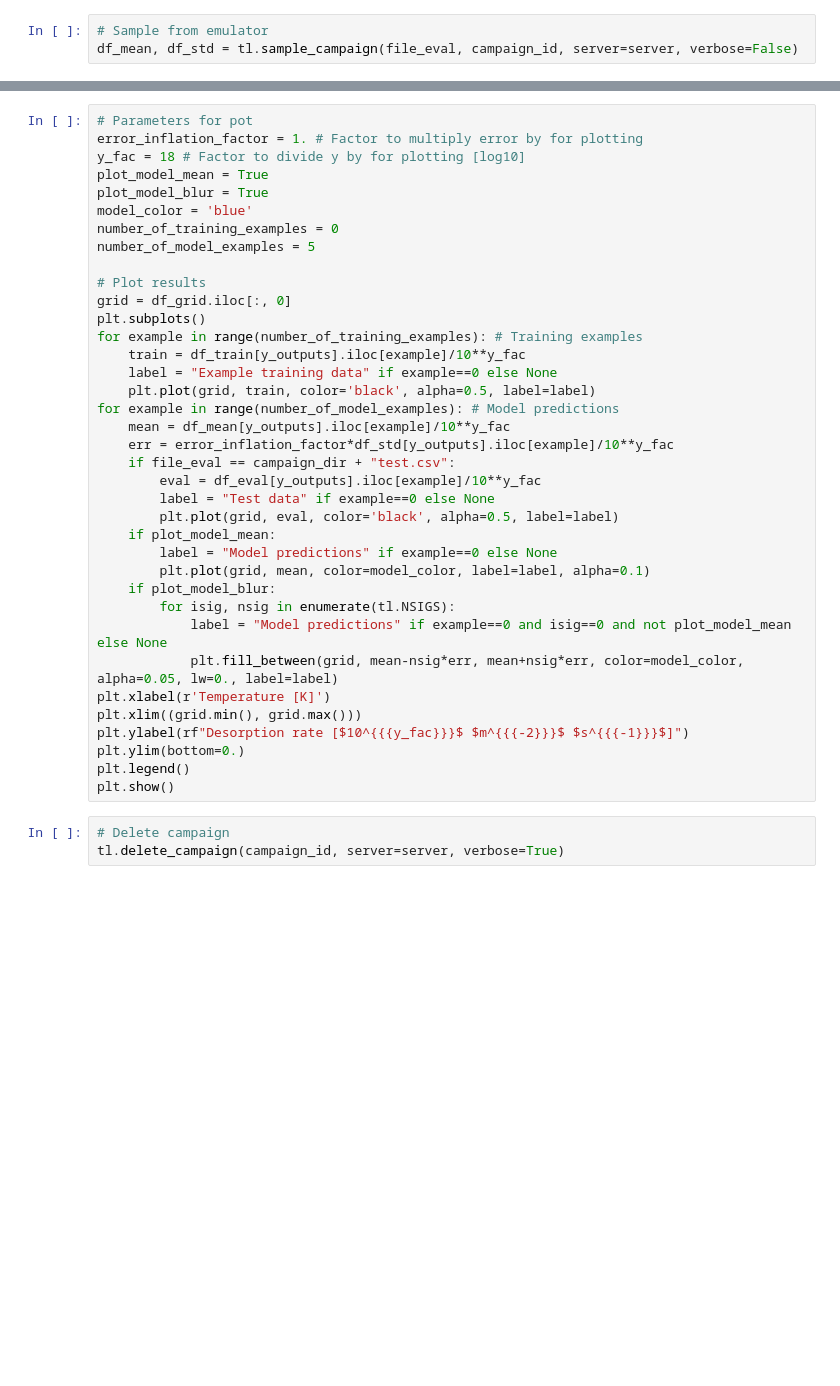
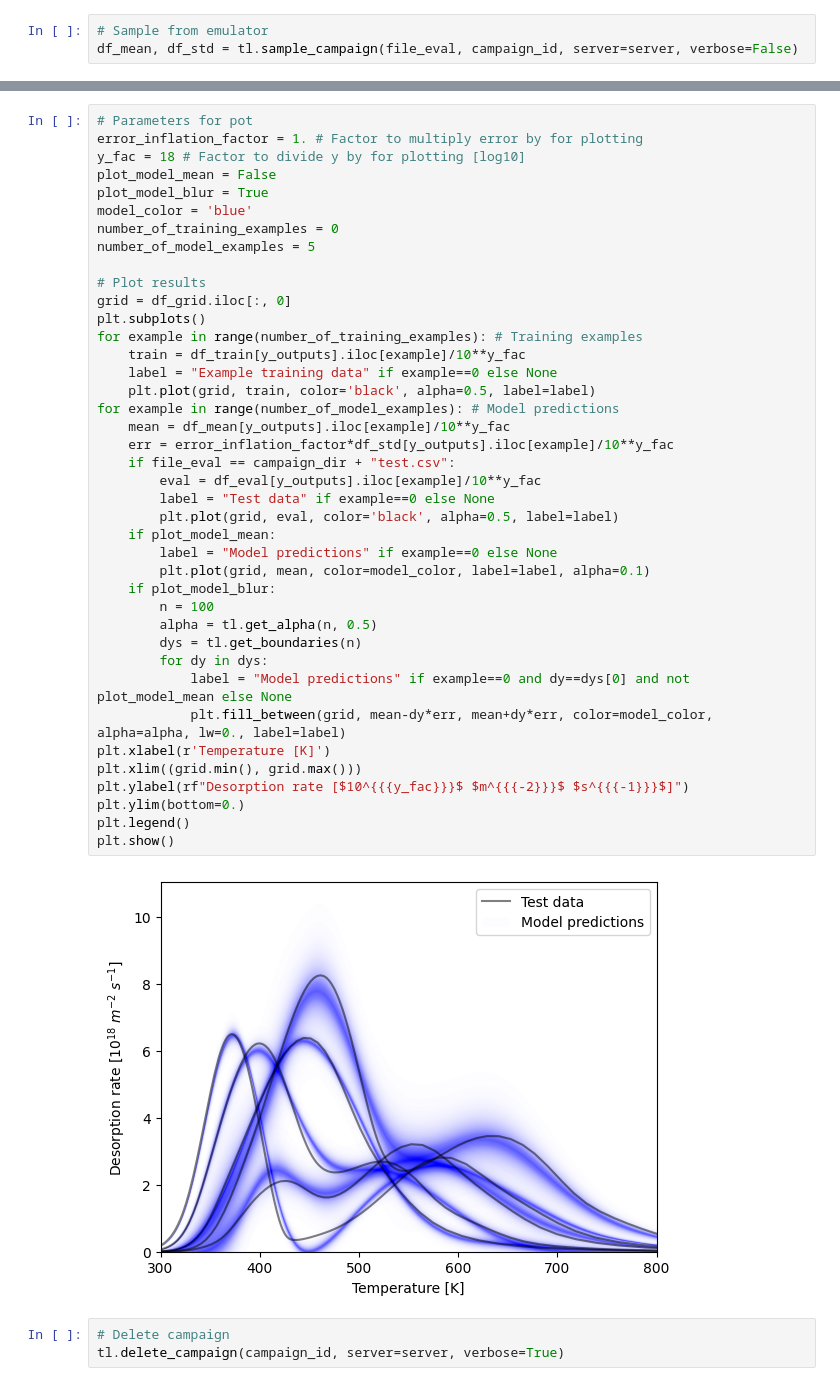
Before and after one commit to digiLab-ai/twinLab-client, a Jupyter notebook: notebooks/ukaea.ipynb, the cells around one changed output, grey strips where cells are left out. Cells and saved outputs as stored; diff of their text form; blank space fills up the shorter version.

Commit message:
plotting functions for Gaussian blur

```diff
--- a/notebooks/ukaea.ipynb
+++ b/notebooks/ukaea.ipynb
@@ -79,39 +99,44 @@ plt.show()
 # Parameters for pot
 error_inflation_factor = 1. # Factor to multiply error by for plotting
 y_fac = 18 # Factor to divide y by for plotting [log10]
-plot_model_mean = True
+plot_model_mean = False
 plot_model_blur = True
 model_color = 'blue'
 number_of_training_examples = 0
 number_of_model_examples = 5
 
 # Plot results
 grid = df_grid.iloc[:, 0]
 plt.subplots()
 for example in range(number_of_training_examples): # Training examples
     train = df_train[y_outputs].iloc[example]/10**y_fac
     label = "Example training data" if example==0 else None
     plt.plot(grid, train, color='black', alpha=0.5, label=label)
 for example in range(number_of_model_examples): # Model predictions
     mean = df_mean[y_outputs].iloc[example]/10**y_fac
     err = error_inflation_factor*df_std[y_outputs].iloc[example]/10**y_fac
     if file_eval == campaign_dir + "test.csv":
         eval = df_eval[y_outputs].iloc[example]/10**y_fac
         label = "Test data" if example==0 else None
         plt.plot(grid, eval, color='black', alpha=0.5, label=label)
     if plot_model_mean:
         label = "Model predictions" if example==0 else None
         plt.plot(grid, mean, color=model_color, label=label, alpha=0.1)
     if plot_model_blur:
-        for isig, nsig in enumerate(tl.NSIGS):
-            label = "Model predictions" if example==0 and isig==0 and not plot_model_mean else None
-            plt.fill_between(grid, mean-nsig*err, mean+nsig*err, color=model_color, alpha=0.05, lw=0., label=label)
+        n = 100
+        alpha = tl.get_alpha(n, 0.5)
+        dys = tl.get_boundaries(n)
+        for dy in dys:
+            label = "Model predictions" if example==0 and dy==dys[0] and not plot_model_mean else None
+            plt.fill_between(grid, mean-dy*err, mean+dy*err, color=model_color, alpha=alpha, lw=0., label=label)
 plt.xlabel(r'Temperature [K]')
 plt.xlim((grid.min(), grid.max()))
 plt.ylabel(rf"Desorption rate [$10^{{{y_fac}}}$ $m^{{{-2}}}$ $s^{{{-1}}}$]")
 plt.ylim(bottom=0.)
 plt.legend()
 plt.show()
+# %% [output]
+[figure, added]
 # %%
 # Delete campaign
 tl.delete_campaign(campaign_id, server=server, verbose=True)
```
Also changed, not shown: parts of 6 cells of this notebook, 2 other files.
